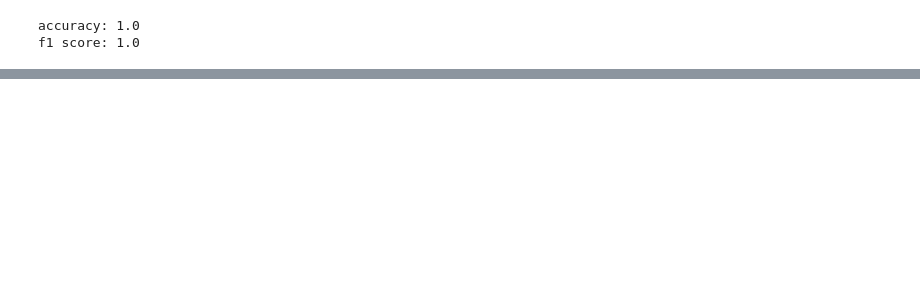
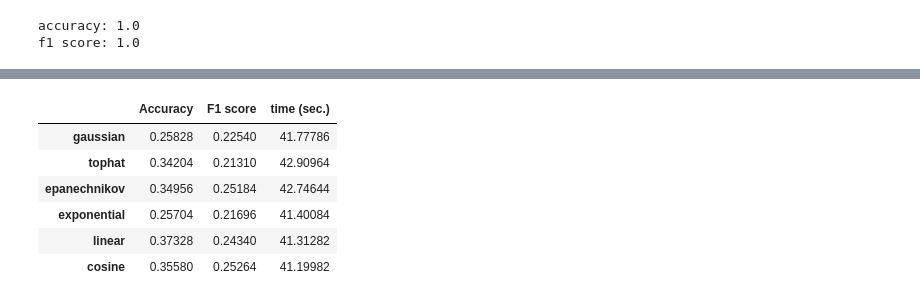
Before and after one commit to AndrewDiv/FCALC, a Jupyter notebook: exmp.ipynb, the cells around one changed output, grey strips where cells are left out. Cells and saved outputs as stored; diff of their text form; code cells hidden in the pictures; blank space fills up the shorter version.

Commit message:
tested density-based

```diff
--- a/exmp.ipynb
+++ b/exmp.ipynb
@@ -143,0 +173,6 @@ array([0., 0., 0., 1., 0., 0., 1., 0., 1., 1., 0., 1., 0., 0., 0., 0., 0.,
+# %%
+winered_df = pd.read_csv("data_sets/winequality-red.csv",sep=";")
+# %%
+X_train = winered_df.drop("quality",axis=1).values
+y_train = winered_df["quality"].values
+winered_results = model_test_CV(X_train,y_train,method="density-based",kde_classwise=True)
@@ -143,0 +189,18 @@ array([0., 0., 0., 1., 0., 0., 1., 0., 1., 1., 0., 1., 0., 0., 0., 0., 0.,
+# %%
+df = pd.read_csv('data_sets/iris.data', names=['sepal_length',	'sepal_width',	'petal_length',	'petal_width','species'])
+le = LabelEncoder(); le.fit(df["species"].values)
+df["species"] = le.transform(df["species"].values)
+# %%
+X_train = df.drop('species', axis=1).values
+y_train = df['species'].values
+methods = ["standard", "standard-support", "ratio-support", "density-based"]
+result = []
+for m in methods:
+    res = model_test_CV(X_train,y_train,method=m)
+    result.append(res.loc["mean"].values)
+result=pd.DataFrame(result, index=methods,columns=["Accuracy","F1 score", "time (s)"])
+result.loc["density-based classwise"] = model_test_CV(X_train,y_train,
+                                                      method="density-based",
+                                                      kde_classwise=True).loc["mean"]
+display(result)
+result.to_csv("D:/University/masters thesis/csv results/irid_res.csv")
@@ -143,0 +214,27 @@ array([0., 0., 0., 1., 0., 0., 1., 0., 1., 1., 0., 1., 0., 0., 0., 0., 0.,
+# %%
+X_train = winered_df.drop("quality",axis=1).values
+y_train = winered_df["quality"].values
+kernels = ["gaussian", "tophat", "epanechnikov", "exponential", "linear", "cosine"]
+result = []
+for k in kernels:
+    res = model_test_CV(X_train,y_train,method="density-based",kde_kernel=k)
+    result.append(res.loc["mean"].values)
+result=pd.DataFrame(result, index=kernels,columns=["Accuracy","F1 score", "time (sec.)"])
+display(result)
+result.to_csv("D:/University/masters thesis/csv results/red_wine_kernels_res.csv")
+
+# result = []
+# for k in kernels:
+#     res = model_test_CV(X_train,y_train,method="density-based",kde_kernel=k, kde_classwise=True)
+#     result.append(res.loc["mean"].values)
+# result=pd.DataFrame(result, index=kernels,columns=["Accuracy","F1 score", "time (sec.)"])
+# display(result)
+# result.to_csv("D:/University/masters thesis/csv results/red_wine_kernels_classwise_res.csv")
+# %% [output]
+|  | Accuracy | F1 score | time (sec.) |
+| gaussian | 0.25828 | 0.22540 | 41.77786 |
+| tophat | 0.34204 | 0.21310 | 42.90964 |
+| epanechnikov | 0.34956 | 0.25184 | 42.74644 |
+| exponential | 0.25704 | 0.21696 | 41.40084 |
+| linear | 0.37328 | 0.24340 | 41.31282 |
+| cosine | 0.35580 | 0.25264 | 41.19982 |
```
Also changed, not shown: parts of 16 cells of this notebook.
